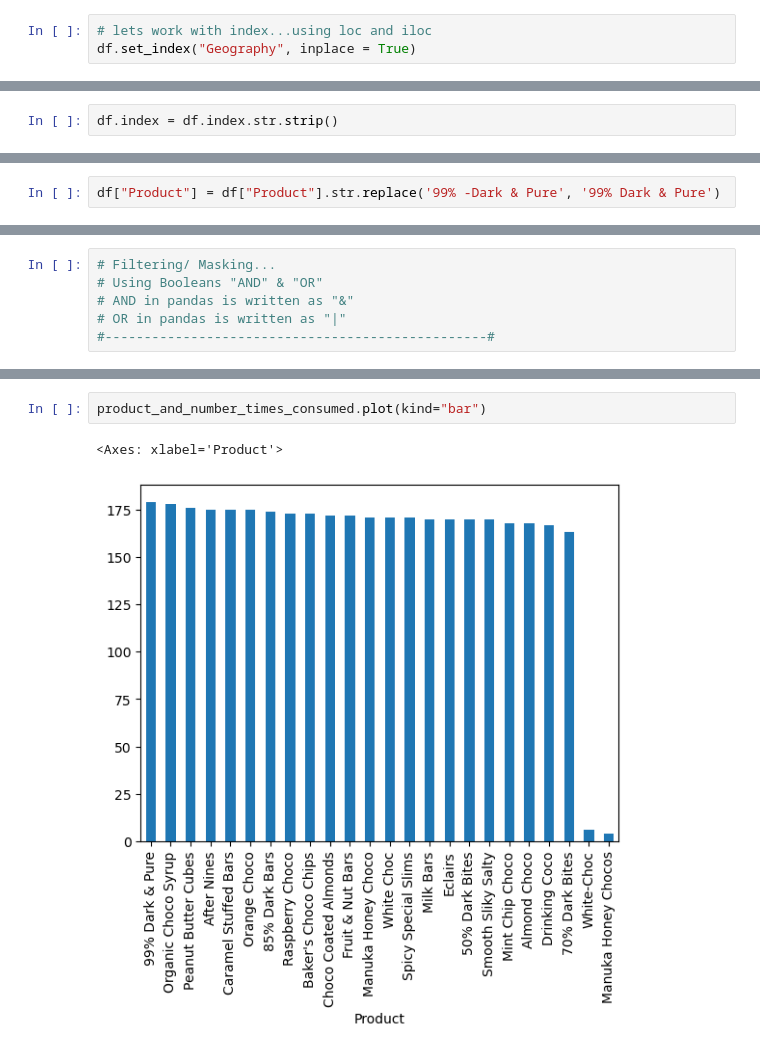
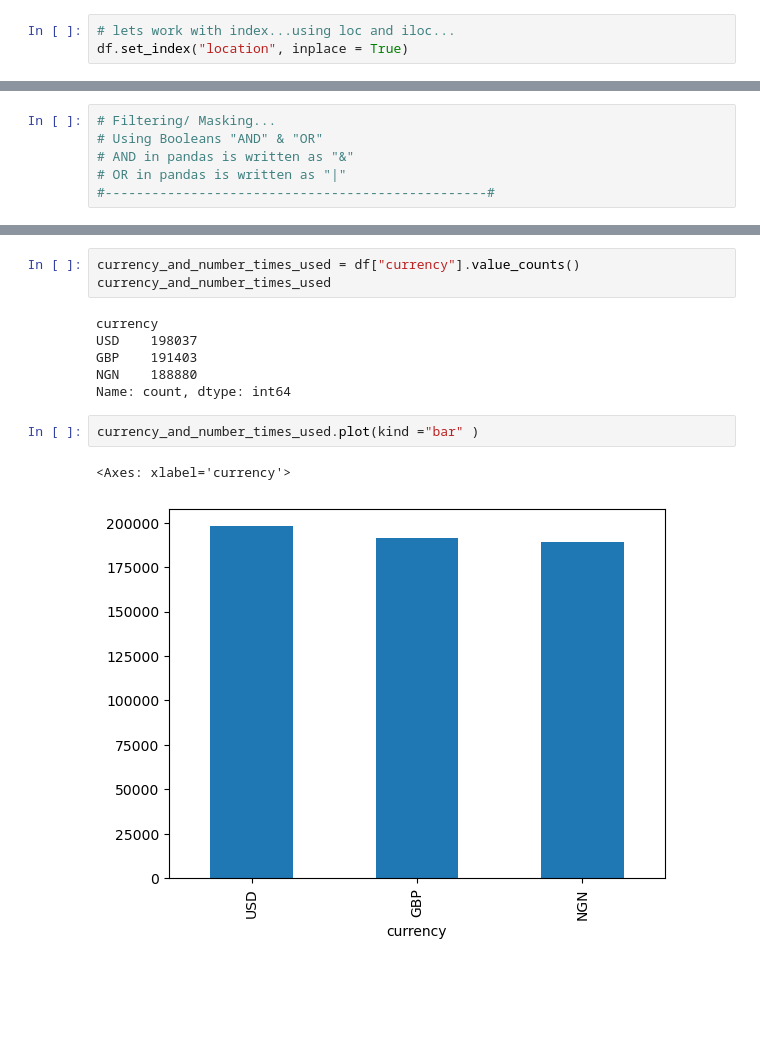
Before and after one commit to RasakOlasunkanmi/my_task, a Jupyter notebook: data_and_data_analysis/wk_6/workspace/solution_to_sales_data.ipynb, the cells around one changed output, grey strips where cells are left out. Cells and saved outputs as stored; diff of their text form; blank space fills up the shorter version.

```diff
--- a/data_and_data_analysis/wk_6/workspace/solution_to_sales_data.ipynb
+++ b/data_and_data_analysis/wk_6/workspace/solution_to_sales_data.ipynb
@@ -226,6 +182,6 @@ df.iloc[0:-1, 1:4]
 # %%
-# lets work with index...using loc and iloc
-df.set_index("Geography", inplace = True)
+# lets work with index...using loc and iloc...
+df.set_index("location", inplace = True)
 # %%
 df.head(5)
 # %% [output]
@@ -251,2 +208,0 @@ Index(['   Australia', '   Canada', '   India', '   New Zealand', '   UK', '   U
-# %%
-df.index = df.index.str.strip()
@@ -262,4 +209,2 @@ len(unique_index)
-# %%
-df["Product"] = df["Product"].str.replace('99% -Dark & Pure', '99% Dark & Pure')
 # %%
 # top 10 countries or locations where most patronage are recieved...
@@ -454,8 +347,17 @@ Name: count, dtype: int64
+# %%
+currency_and_number_times_used = df["currency"].value_counts()
+currency_and_number_times_used
+# %% [output]
+currency
+USD    198037
+GBP    191403
+NGN    188880
+Name: count, dtype: int64
 # %%
-product_and_number_times_consumed.plot(kind="bar")
+currency_and_number_times_used.plot(kind ="bar" )
 # %% [output]
-<Axes: xlabel='Product'>
+<Axes: xlabel='currency'>
-[figure, old version]
+[figure, new version]
 # %%
 ## Applying multiple filters....
 # here we would be using the "&" and "|" operators...
```
Also changed, not shown: parts of 97 cells of this notebook, 5 other files.
